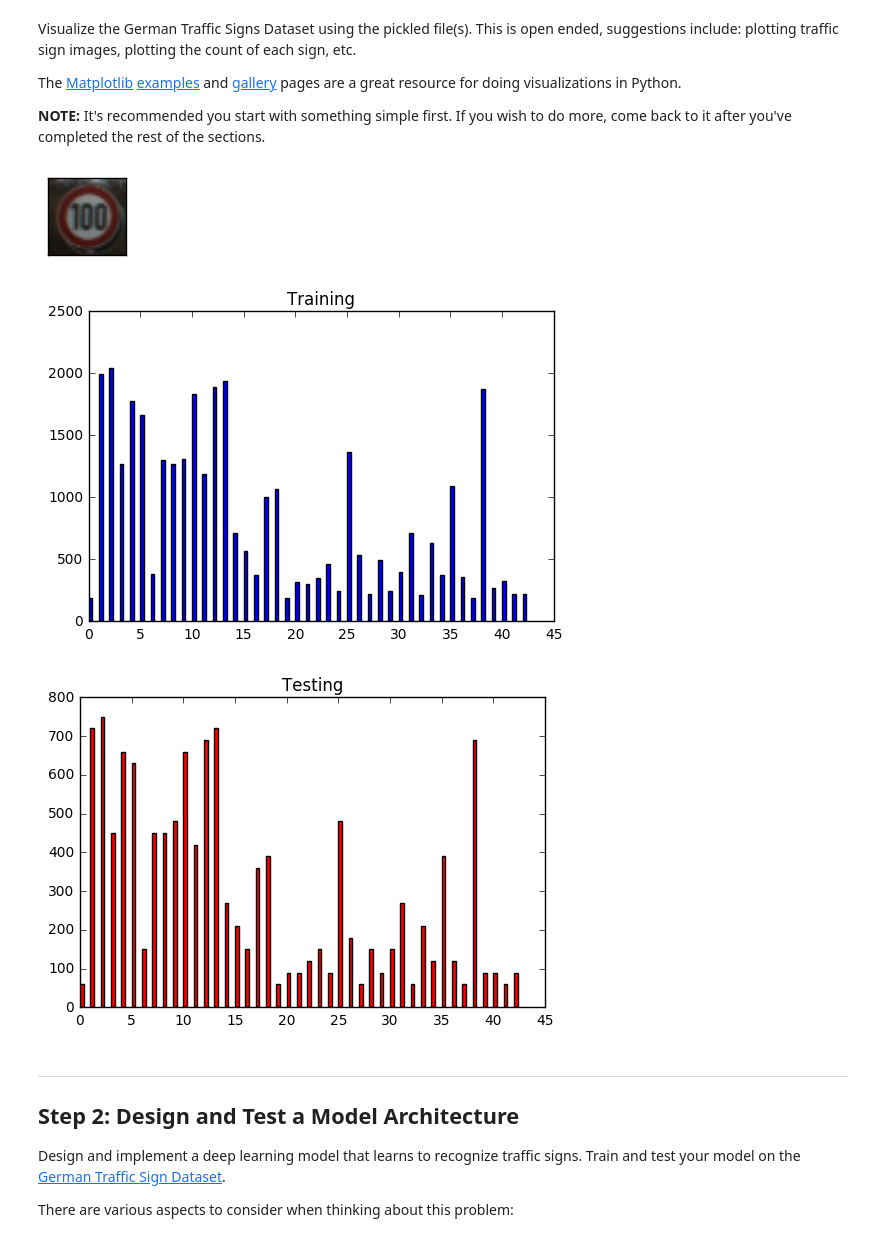
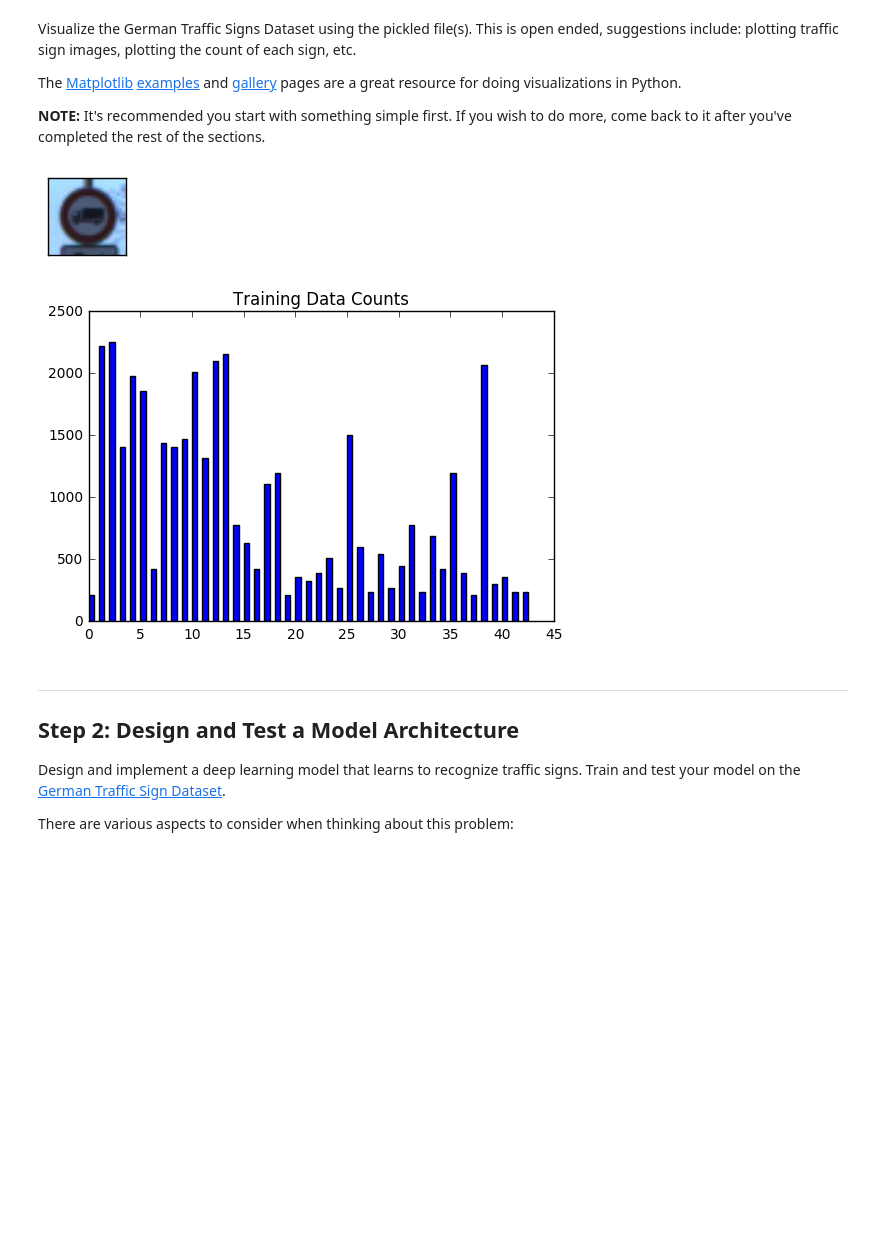
Before and after one commit to hamptonb94/CarND-Traffic-Sign-Classifier-Project, a Jupyter notebook: Traffic_Sign_Classifier.ipynb, the cells around one changed output. Drawn from its saved outputs; the diff is of its cells as text; code cells hidden in the pictures; blank space fills up the shorter version.

```diff
--- a/Traffic_Sign_Classifier.ipynb
+++ b/Traffic_Sign_Classifier.ipynb
@@ -79,35 +79,29 @@ The [Matplotlib](http://matplotlib.org/) [examples](http://matplotlib.org/exampl
 # %%
 ### Data exploration visualization goes here.
 ### Feel free to use as many code cells as needed.
 import random
 import numpy as np
 import matplotlib.pyplot as plt
 # Visualizations will be shown in the notebook.
 %matplotlib inline
 
 # plot a random image
 index = random.randint(0, len(X_train))
 image = X_train[index].squeeze()
 plt.figure(figsize=(1,1))
 plt.xticks([])
 plt.yticks([])
 plt.imshow(image)
 
 # plot a histogram of how many of each class are in the training and testing sets
 bins = np.array(range(n_classes+1))
 hist, edges = np.histogram(y_train, bins)
 fig, ax = plt.subplots()
-plt.title("Training")
-rects1 = ax.bar(range(n_classes), hist, width = 0.35, color='b')
-
-hist, edges = np.histogram(y_test, bins)
-fig, ax = plt.subplots()
-plt.title("Testing")
-rects1 = ax.bar(range(n_classes), hist, width = 0.35, color='r')
+plt.title("Training Data Counts")
+rects1 = ax.bar(range(n_classes), hist, width = 0.5, color='b')
 # %% [output]
-[figure, old version]
+[figure, new version]
-[figure, old version]
+[figure, new version]
-[figure, removed]
 # %% [markdown]
 ----
 
```
Also changed, not shown: parts of 10 cells of this notebook, 4 other files.
